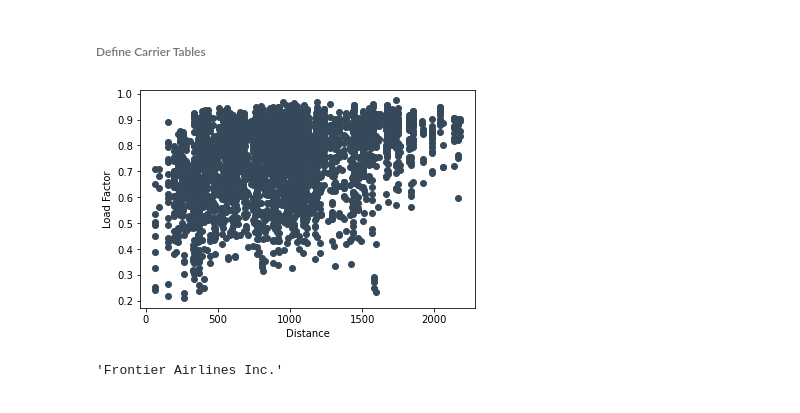
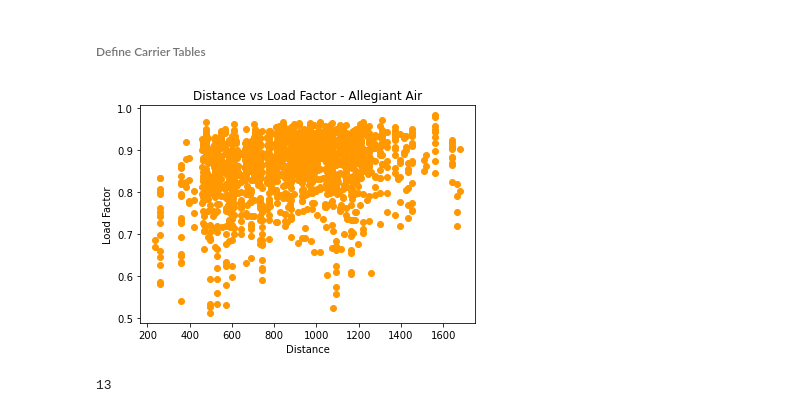
Before and after one commit to admacpherson/T-100-Aviation-Data, a Jupyter notebook: Load Factor Analysis.ipynb, the cells around one changed output. Cells and saved outputs as stored; diff of their text form; code cells hidden in the pictures.

```diff
--- a/Load Factor Analysis.ipynb
+++ b/Load Factor Analysis.ipynb
@@ -370,12 +370,13 @@ FRONTIER_GREEN = '#248168'
 HAWAIIAN_PURPLE = '#413691'
 JETBLUE_BLUE = '#00205B'
 SKYWEST_BLUE = '#00338d'
+SUN_COUNTRY_ORANGE = '#F58232'
 SPIRIT_YELLOW = '#FFE502'
 UNITED_BLUE = '#0033A0'
 SOUTHWEST_BLUE = '#1E4BC3'
 REPUBLIC_BLUE = '#00263A'
 # %%
-airline_colors = [AMERICAN_BLUE, ALASKA_GREEN, ALLEGIANT_ORANGE, DELTA_RED, ENVOY_PURPLE, FRONTIER_GREEN, HAWAIIAN_PURPLE, JETBLUE_BLUE, SKYWEST_BLUE, SPIRIT_YELLOW, UNITED_BLUE, SOUTHWEST_BLUE, REPUBLIC_BLUE]
+airline_colors = [AMERICAN_BLUE, ALASKA_GREEN, ALLEGIANT_ORANGE, DELTA_RED, ENVOY_PURPLE, FRONTIER_GREEN, HAWAIIAN_PURPLE, JETBLUE_BLUE, SKYWEST_BLUE, SUN_COUNTRY_ORANGE, SPIRIT_YELLOW, UNITED_BLUE, SOUTHWEST_BLUE, REPUBLIC_BLUE]
 # %% [markdown]
 <h6>Define Carrier Tables</h6>
 # %%
@@ -395,21 +396,22 @@ WN = mpf_abbrv[mpf_abbrv['CARRIER_NAME'] == 'Southwest Airlines Co.']
 YX = mpf_abbrv[mpf_abbrv['CARRIER_NAME'] == 'Republic Airline']
 # %%
 airline_datasets = [AA, AS, G6, DL, MQ, F9, HA, B6, OO, NK, SY, UA, WN, YX]
+# %%
+graph_dist_LF(2)
+print(len(airline_colors))
+# %% [output]
+[figure, added]
+13
 # %%
-airline = airline_datasets[5]
-x = F9['DISTANCE']
-y = F9['LF']
-airline_name = airline_datasets[5]['CARRIER_NAME'].iloc[0]
+def graph_dist_LF(i):
+    airline_df = airline_datasets[i]
+    x = airline_df['DISTANCE']
+    y = airline_df['LF']
+    airline_name = airline_datasets[i]['CARRIER_NAME'].iloc[0]
 
-plt.xlabel('Distance')
-plt.ylabel('Load Factor')
-#plt.title('Distance vs Load Factor - ' + airline_datasets[5]['CARRIER_NAME'][0])
+    plt.xlabel('Distance')
+    plt.ylabel('Load Factor')
+    plt.title('Distance vs Load Factor - ' + airline_name)
 
-plt.scatter(x, y, color=airline_colors[0])
-plt.show()
+    plt.scatter(x, y, color=airline_colors[i])
+    plt.show()
-# %% [output]
-[figure, removed]
-# %%
-airline_datasets[5]['CARRIER_NAME'].iloc[0]
-# %% [output]
-'Frontier Airlines Inc.'
```
Also changed, not shown: parts of 2 cells of this notebook.
